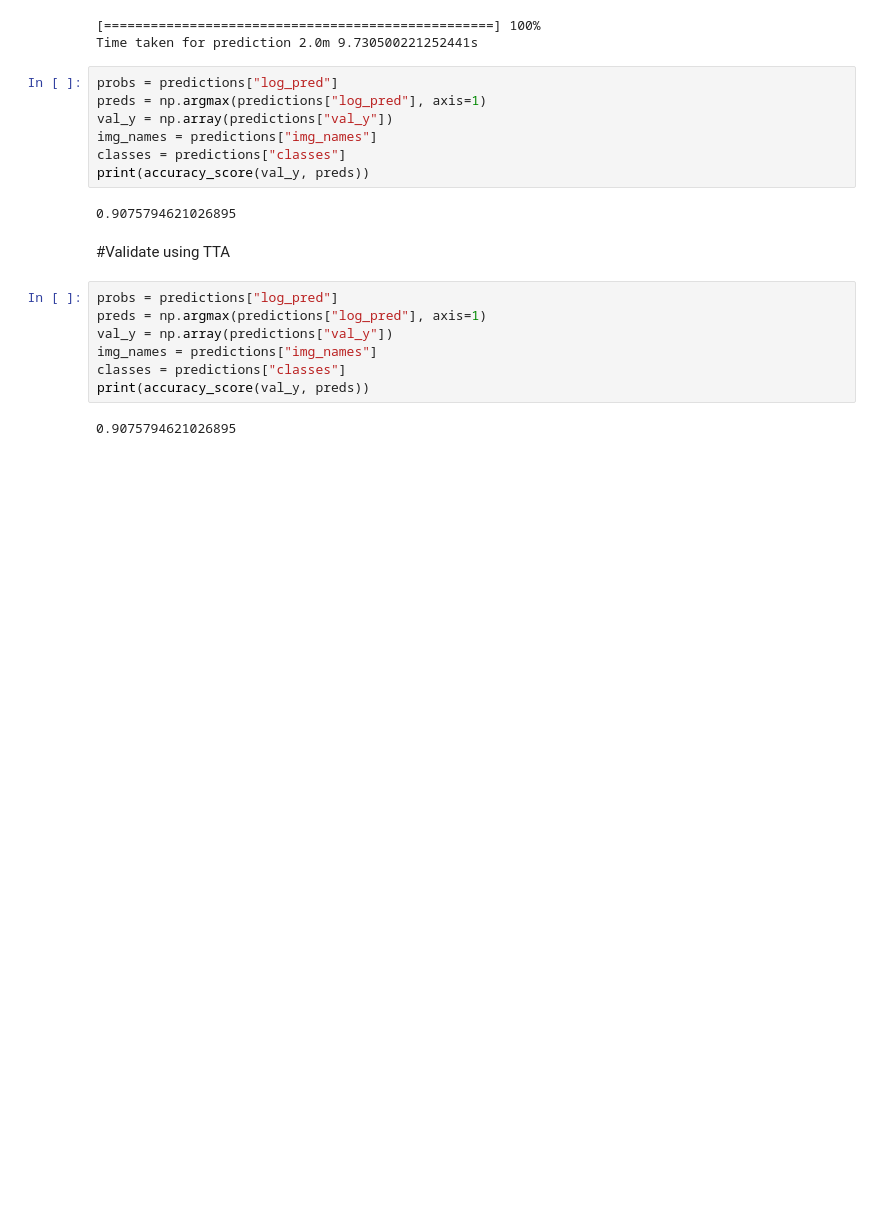
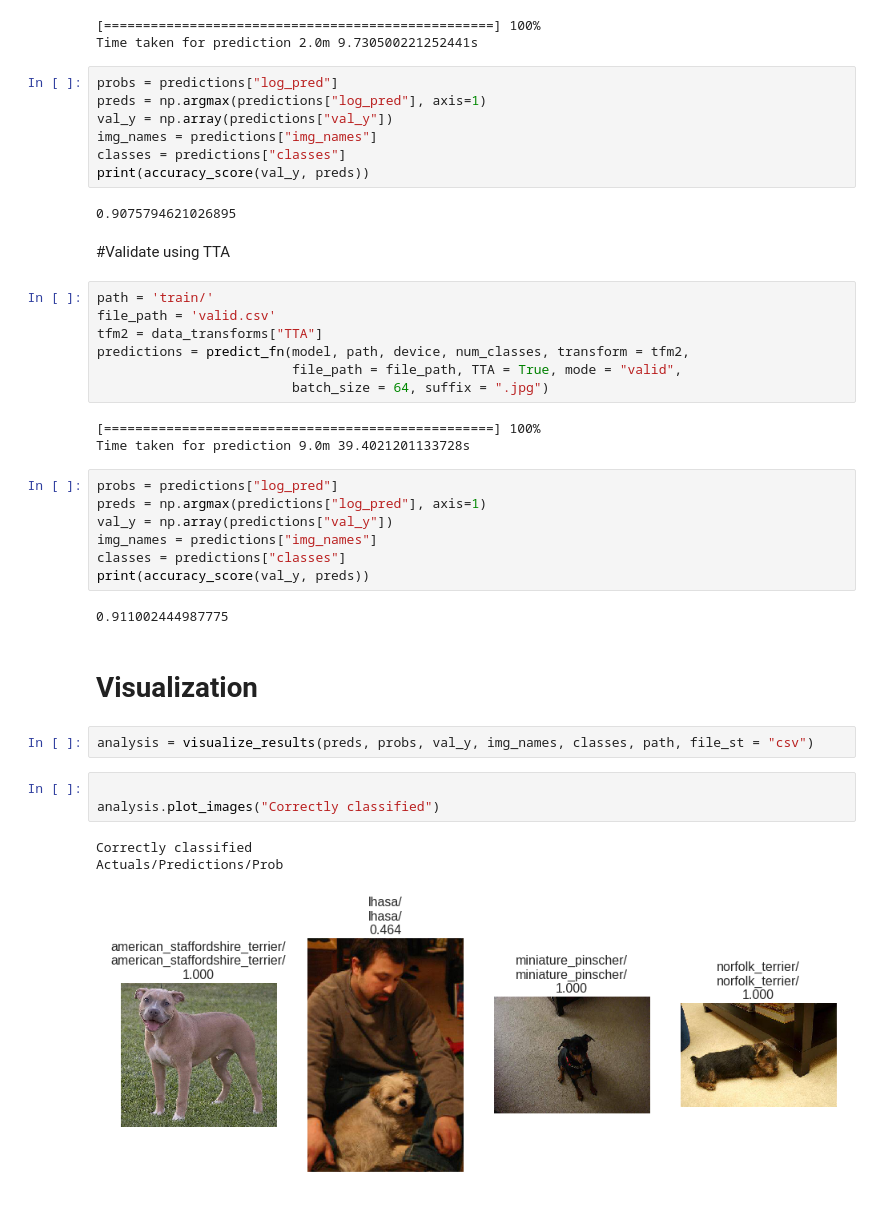
Before and after one commit to stanimman/Fast_ai, a Jupyter notebook: Dog_Breed_Dataset_with_py.ipynb, the cells around one changed output. Saved outputs shown, nothing was run; the diff lists cells and outputs as text; blank space fills up the shorter version.

```diff
--- a/Dog_Breed_Dataset_with_py.ipynb
+++ b/Dog_Breed_Dataset_with_py.ipynb
@@ -378,6 +378,16 @@ print(accuracy_score(val_y, preds))
 0.9075794621026895
 # %% [markdown]
 #Validate using TTA
+# %%
+path = 'train/'
+file_path = 'valid.csv'
+tfm2 = data_transforms["TTA"]
+predictions = predict_fn(model, path, device, num_classes, transform = tfm2,
+                         file_path = file_path, TTA = True, mode = "valid",
+                         batch_size = 64, suffix = ".jpg")
+# %% [output]
+[==================================================] 100%
+Time taken for prediction 9.0m 39.4021201133728s
 # %%
 probs = predictions["log_pred"]
 preds = np.argmax(predictions["log_pred"], axis=1)
@@ -386,4 +396,15 @@ img_names = predictions["img_names"]
 classes = predictions["classes"]
 print(accuracy_score(val_y, preds))
 # %% [output]
-0.9075794621026895
+0.911002444987775
+# %% [markdown]
+# Visualization
+# %%
+analysis = visualize_results(preds, probs, val_y, img_names, classes, path, file_st = "csv")
+# %%
+
+analysis.plot_images("Correctly classified")
+# %% [output]
+Correctly classified
+Actuals/Predictions/Prob
+[figure, added]
```
Also changed, not shown: parts of 4 cells of this notebook.
